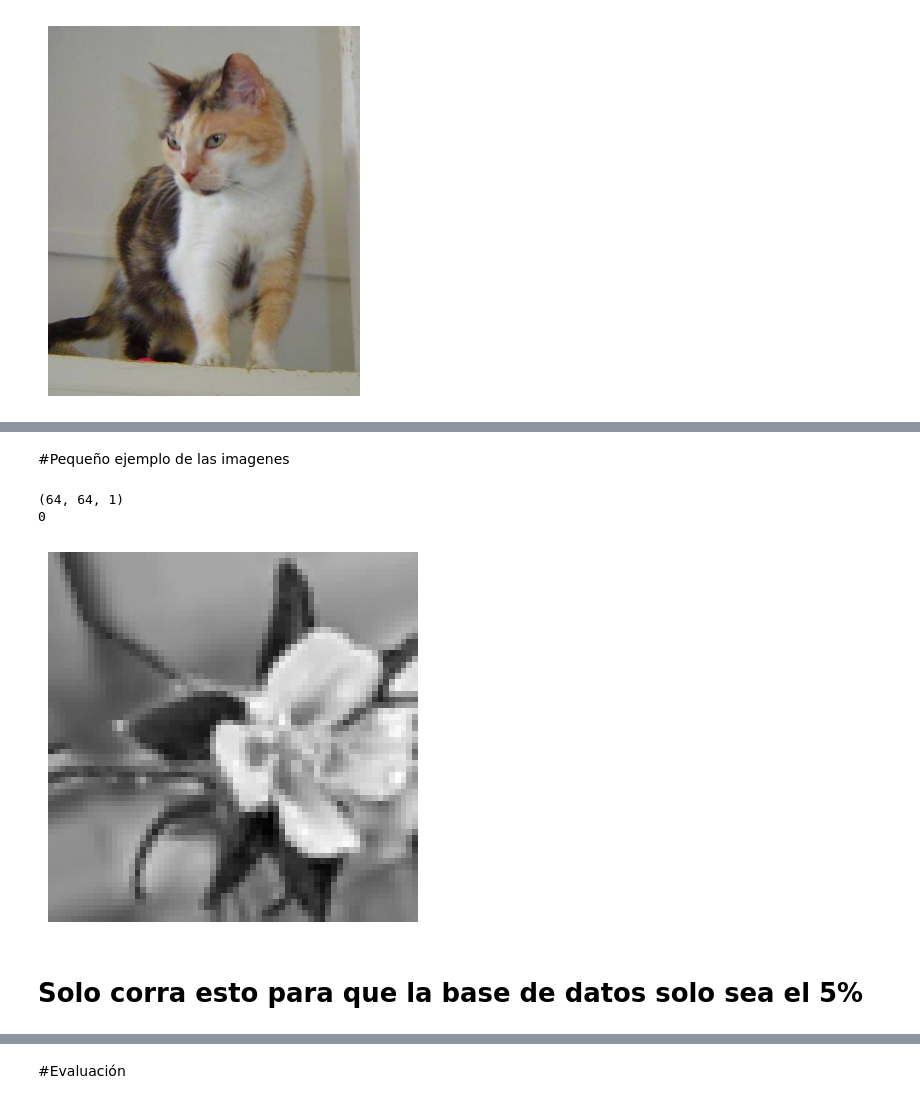
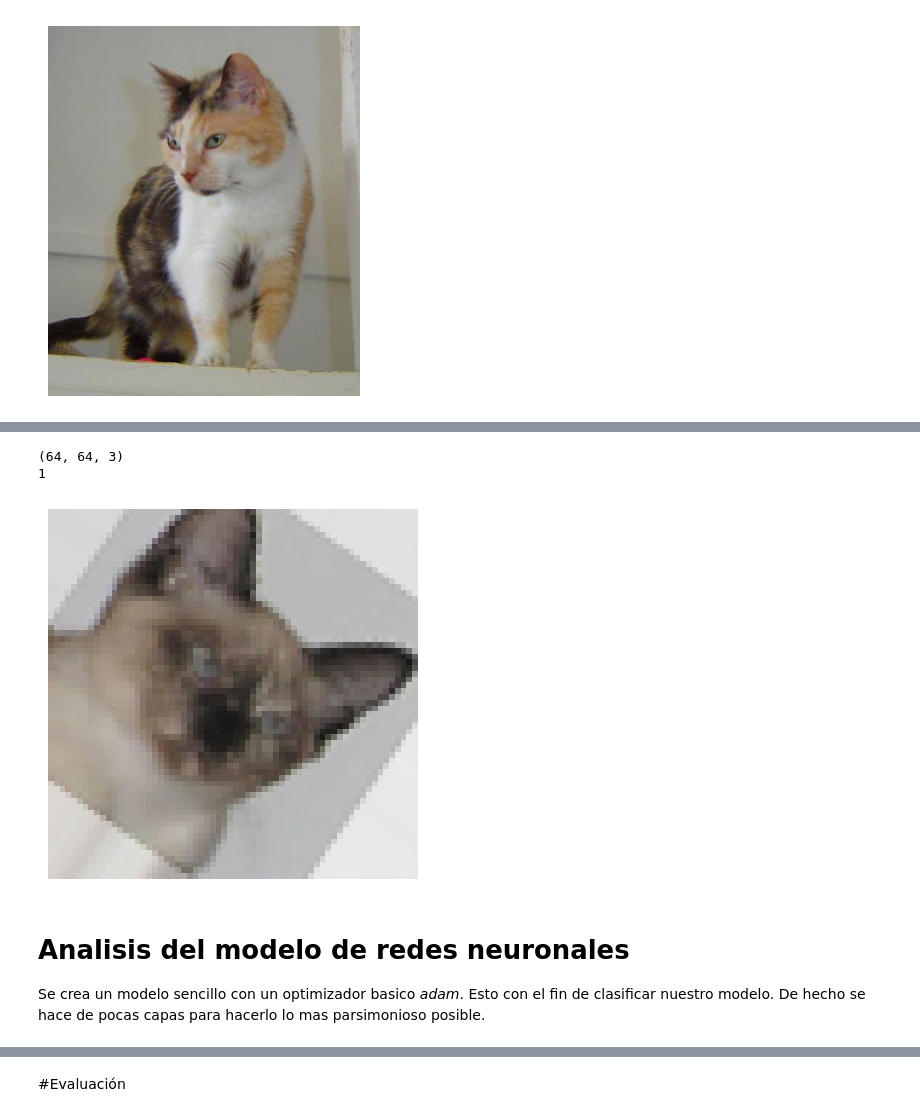
Before and after one commit to IsaacHgo/Clasificador-de-Gatos-o-Flores, a Jupyter notebook: Te_pareces_mas_a_una_Flor_o_un_Gato_(Clasificador).ipynb, the cells around one changed output, grey strips where cells are left out. Saved outputs shown, nothing was run; the diff lists cells and outputs as text; code cells hidden in the pictures.

```diff
--- a/Te_pareces_mas_a_una_Flor_o_un_Gato_(Clasificador).ipynb
+++ b/Te_pareces_mas_a_una_Flor_o_un_Gato_(Clasificador).ipynb
@@ -82,0 +139,14 @@ plt.show()
+# %%
+indices = np.arange(len(imagenes))   # [0, 1, 2, ..., N]
+np.random.shuffle(indices)           # Mezcla los índices
+
+imagenes = imagenes[indices]         # Aplica la mezcla a las imágenes
+GyF = GyF[indices]
+
+
+r=random.randint(0, len(imagenes))
+plt.imshow(imagenes[r])
+plt.axis('off')
+print(imagenes[r].shape)
+print(GyF[r])
+plt.show()
@@ -181,15 +228,15 @@ print(imagenes_test.shape, GyF_test.shape)
-# %% [markdown]
-#Pequeño ejemplo de las imagenes
 # %%
 r=random.randint(0, 1977)
-plt.imshow(imagenes[r], cmap='gray')  # 'cmap="gray"' para mostrar la imagen en escala de grises
+plt.imshow(imagenes[r],)
 plt.axis('off')  # Opcional: ocultar los ejes
 print(imagenes[r].shape)
 print(GyF[r])
 plt.show()
 # %% [output]
-(64, 64, 1)
-0
+(64, 64, 3)
+1
-[figure, old version]
+[figure, new version]
-# %% [markdown]
-# Solo corra esto para que la base de datos solo sea el 5%
+# %% [markdown]
+#  Analisis del modelo de redes neuronales
+
+Se crea un modelo sencillo con un optimizador basico *adam*. Esto con el fin de clasificar nuestro modelo. De hecho se hace de pocas capas para hacerlo lo mas parsimonioso posible.
```
Also changed, not shown: parts of 41 cells of this notebook.
